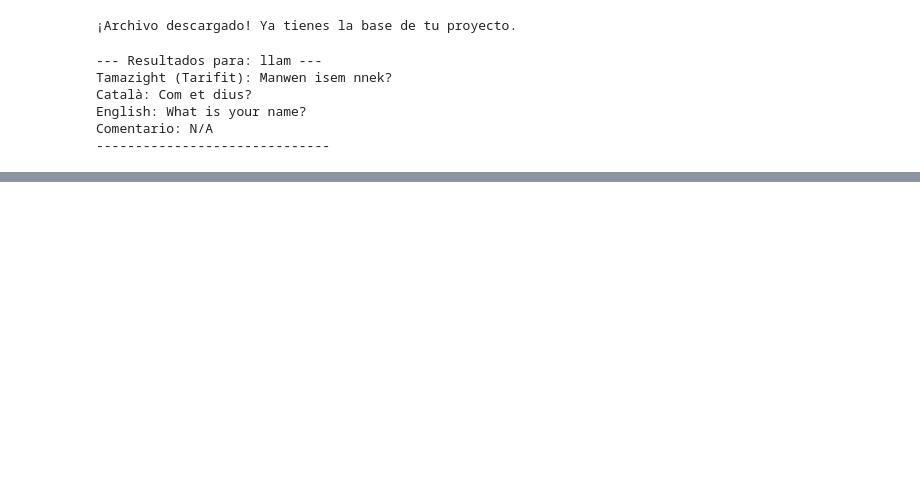
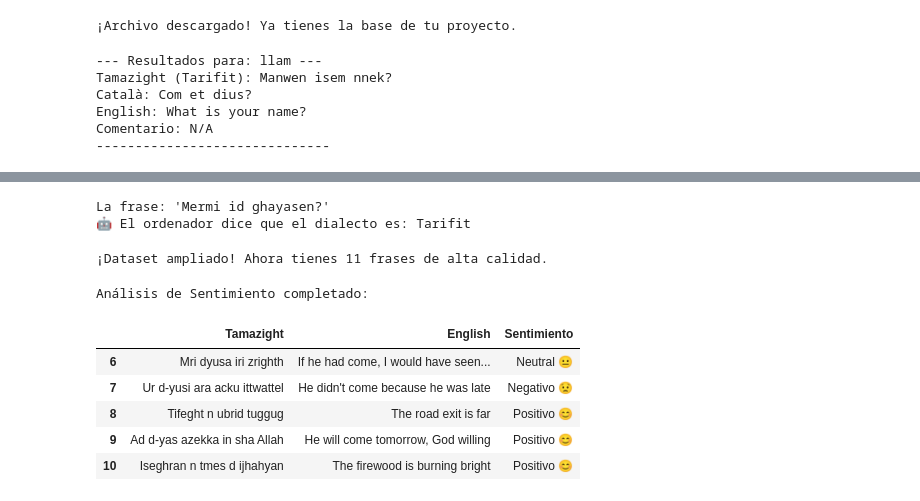
Before and after one commit to jamalinu/CursoGit, a Jupyter notebook: The_Multilingual_Low_Resource_Bridge.ipynb, the cells around one changed output, grey strips where cells are left out. Drawn from its saved outputs; the diff is of its cells as text; code cells hidden in the pictures; blank space fills up the shorter version.

```diff
--- a/The_Multilingual_Low_Resource_Bridge.ipynb
+++ b/The_Multilingual_Low_Resource_Bridge.ipynb
@@ -116,0 +162,65 @@ Comentario: N/A
+# %%
+# 1. Creamos un "diccionario de conocimientos" basado en tu experiencia nativa
+conocimiento_dialectos = {
+    "Tarifit": ["mamch", "mermi", "ghayasen", "mri", "zrighth", "manis"],
+    "Taqbaylit": ["amek", "tetat", "azul"]
+}
+
+def detectar_dialecto(frase):
+    frase = frase.lower()
+    # Miramos palabra por palabra si coincide con nuestro conocimiento
+    for dialecto, palabras_clave in conocimiento_dialectos.items():
+        for palabra in palabras_clave:
+            if palabra in frase:
+                return dialecto
+    return "Desconocido o Estándar"
+
+# 2. Probamos nuestro detector con una frase nueva
+frase_prueba = "Mermi id ghayasen?"
+resultado = detectar_dialecto(frase_prueba)
+
+print(f"La frase: '{frase_prueba}'")
+print(f"🤖 El ordenador dice que el dialecto es: {resultado}")
+# %% [output]
+La frase: 'Mermi id ghayasen?'
+🤖 El ordenador dice que el dialecto es: Tarifit
+# %%
+# Definimos frases nuevas con estructuras más avanzadas
+frases_pro = [
+    {"Tamazight": "Ur d-yusi ara acku ittwattel", "Dialecto": "Taqbaylit", "English": "He didn't come because he was late", "Español": "No vino porque se retrasó", "Categoria": "Causal"},
+    {"Tamazight": "Tifeght n ubrid tuggug", "Dialecto": "Tarifit", "English": "The road exit is far", "Español": "La salida del camino está lejos", "Categoria": "Locativa"},
+    {"Tamazight": "Ad d-yas azekka in sha Allah", "Dialecto": "Estándar", "English": "He will come tomorrow, God willing", "Español": "Vendrá mañana si Dios quiere", "Categoria": "Futuro"},
+    {"Tamazight": "Iseghran n tmes d ijhahyan", "Dialecto": "Tarifit", "English": "The firewood is burning bright", "Español": "La leña del fuego arde con fuerza", "Categoria": "Descriptiva"}
+]
+
+# Las añadimos al DataFrame
+df = pd.concat([df, pd.DataFrame(frases_pro)], ignore_index=True)
+print(f"¡Dataset ampliado! Ahora tienes {len(df)} frases de alta calidad.")
+# %% [output]
+¡Dataset ampliado! Ahora tienes 11 frases de alta calidad.
+# %%
+from textblob import TextBlob
+
+def analizar_sentimiento(texto_ingles):
+    analisis = TextBlob(texto_ingles)
+    # Polarity va de -1 (muy triste/malo) a 1 (muy feliz/bueno)
+    if analisis.sentiment.polarity > 0:
+        return "Positivo 😊"
+    elif analisis.sentiment.polarity < 0:
+        return "Negativo 😟"
+    else:
+        return "Neutral 😐"
+
+# Lo aplicamos a nuestro dataset usando la traducción al inglés como referencia
+df['Sentimiento'] = df['English'].apply(analizar_sentimiento)
+
+print("Análisis de Sentimiento completado:")
+df[['Tamazight', 'English', 'Sentimiento']].tail(5)
+# %% [output]
+Análisis de Sentimiento completado:
+|  | Tamazight | English | Sentimiento |
+| 6 | Mri dyusa iri zrighth | If he had come, I would have seen... | Neutral 😐 |
+| 7 | Ur d-yusi ara acku ittwattel | He didn't come because he was late | Negativo 😟 |
+| 8 | Tifeght n ubrid tuggug | The road exit is far | Positivo 😊 |
+| 9 | Ad d-yas azekka in sha Allah | He will come tomorrow, God willing | Positivo 😊 |
+| 10 | Iseghran n tmes d ijhahyan | The firewood is burning bright | Positivo 😊 |
```
Also changed, not shown: parts of 1 cell of this notebook.
